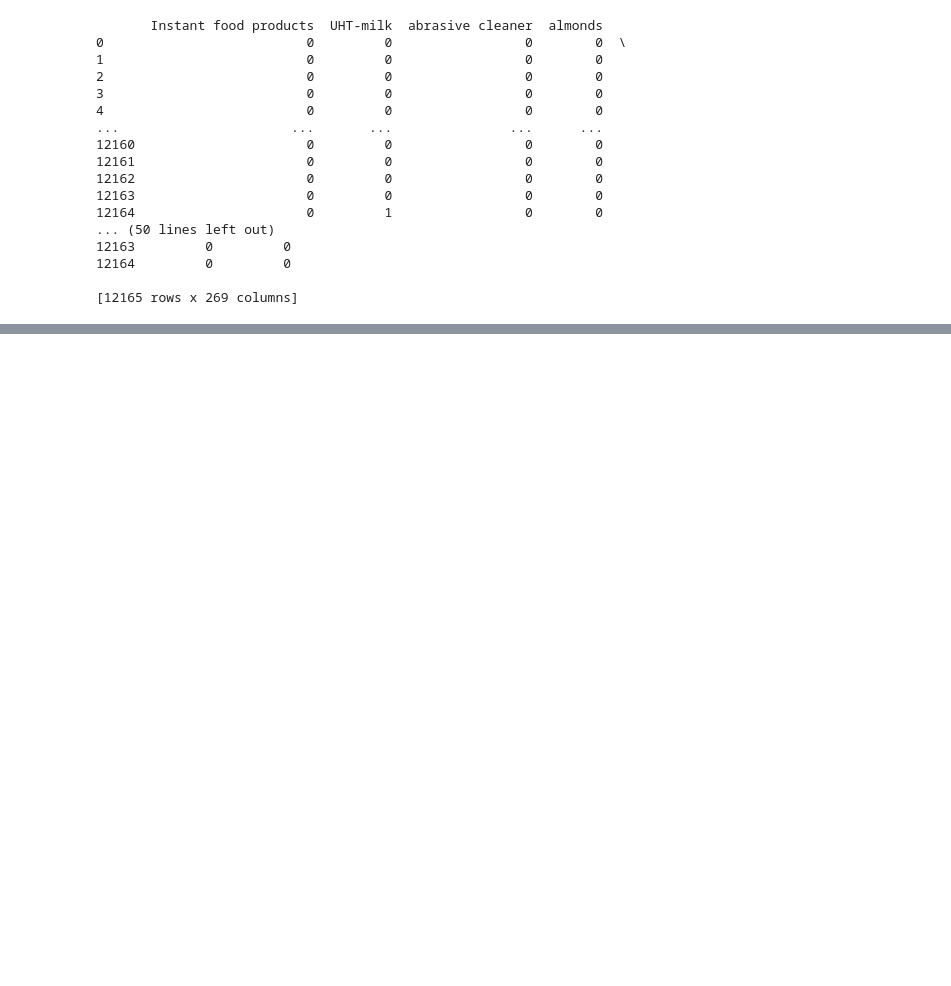
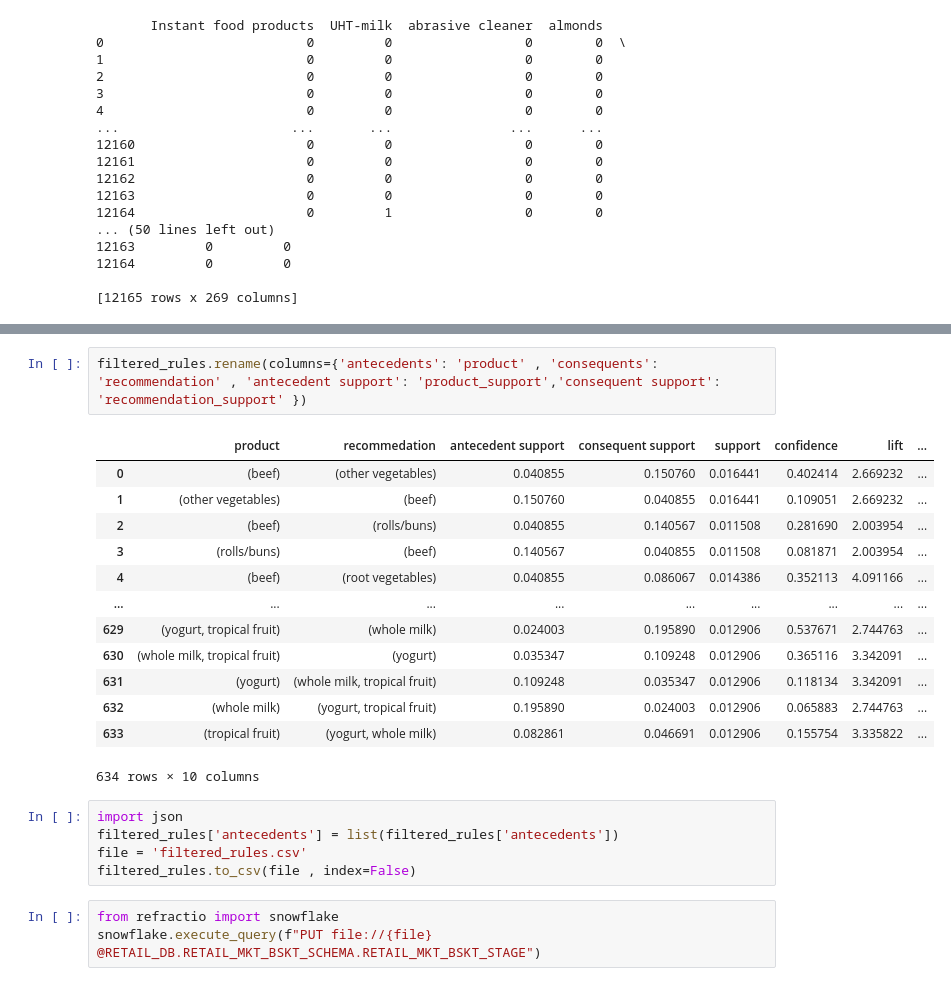
Before and after one commit to chauhanvk018/spectra, a Jupyter notebook: fdc_demo/RETAIL_MKT_BSKT_NOTEBOOK.ipynb, the cells around one changed output, grey strips where cells are left out. Drawn from its saved outputs; the diff is of its cells as text; blank space fills up the shorter version.

```diff
--- a/fdc_demo/RETAIL_MKT_BSKT_NOTEBOOK.ipynb
+++ b/fdc_demo/RETAIL_MKT_BSKT_NOTEBOOK.ipynb
@@ -159,0 +150,24 @@ snowflake.execute_query(f"PUT file://{file} @RETAIL_DB.RETAIL_MKT_BSKT_SCHEMA.RE
+# %%
+filtered_rules.rename(columns={'antecedents': 'product' , 'consequents': 'recommendation' , 'antecedent support': 'product_support','consequent support': 'recommendation_support' })
+# %% [output]
+|  | product | recommedation | antecedent support | consequent support | support | confidence | lift | ... |
+| 0 | (beef) | (other vegetables) | 0.040855 | 0.150760 | 0.016441 | 0.402414 | 2.669232 | ... |
+| 1 | (other vegetables) | (beef) | 0.150760 | 0.040855 | 0.016441 | 0.109051 | 2.669232 | ... |
+| 2 | (beef) | (rolls/buns) | 0.040855 | 0.140567 | 0.011508 | 0.281690 | 2.003954 | ... |
+| 3 | (rolls/buns) | (beef) | 0.140567 | 0.040855 | 0.011508 | 0.081871 | 2.003954 | ... |
+| 4 | (beef) | (root vegetables) | 0.040855 | 0.086067 | 0.014386 | 0.352113 | 4.091166 | ... |
+| ... | ... | ... | ... | ... | ... | ... | ... | ... |
+| 629 | (yogurt, tropical fruit) | (whole milk) | 0.024003 | 0.195890 | 0.012906 | 0.537671 | 2.744763 | ... |
+| 630 | (whole milk, tropical fruit) | (yogurt) | 0.035347 | 0.109248 | 0.012906 | 0.365116 | 3.342091 | ... |
+| 631 | (yogurt) | (whole milk, tropical fruit) | 0.109248 | 0.035347 | 0.012906 | 0.118134 | 3.342091 | ... |
+| 632 | (whole milk) | (yogurt, tropical fruit) | 0.195890 | 0.024003 | 0.012906 | 0.065883 | 2.744763 | ... |
+| 633 | (tropical fruit) | (yogurt, whole milk) | 0.082861 | 0.046691 | 0.012906 | 0.155754 | 3.335822 | ... |
+634 rows × 10 columns
+# %%
+import json
+filtered_rules['antecedents'] = list(filtered_rules['antecedents'])
+file = 'filtered_rules.csv'
+filtered_rules.to_csv(file , index=False)
+# %%
+from refractio import snowflake
+snowflake.execute_query(f"PUT file://{file} @RETAIL_DB.RETAIL_MKT_BSKT_SCHEMA.RETAIL_MKT_BSKT_STAGE")
```
Also changed, not shown: parts of 7 cells of this notebook.
